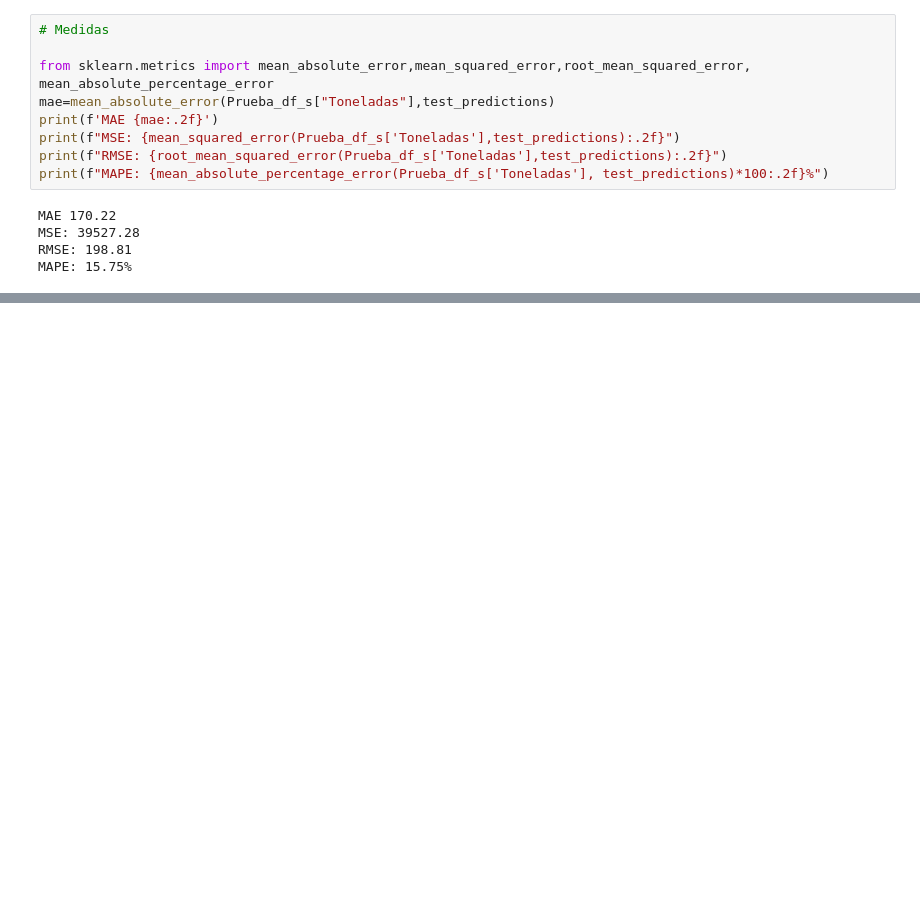
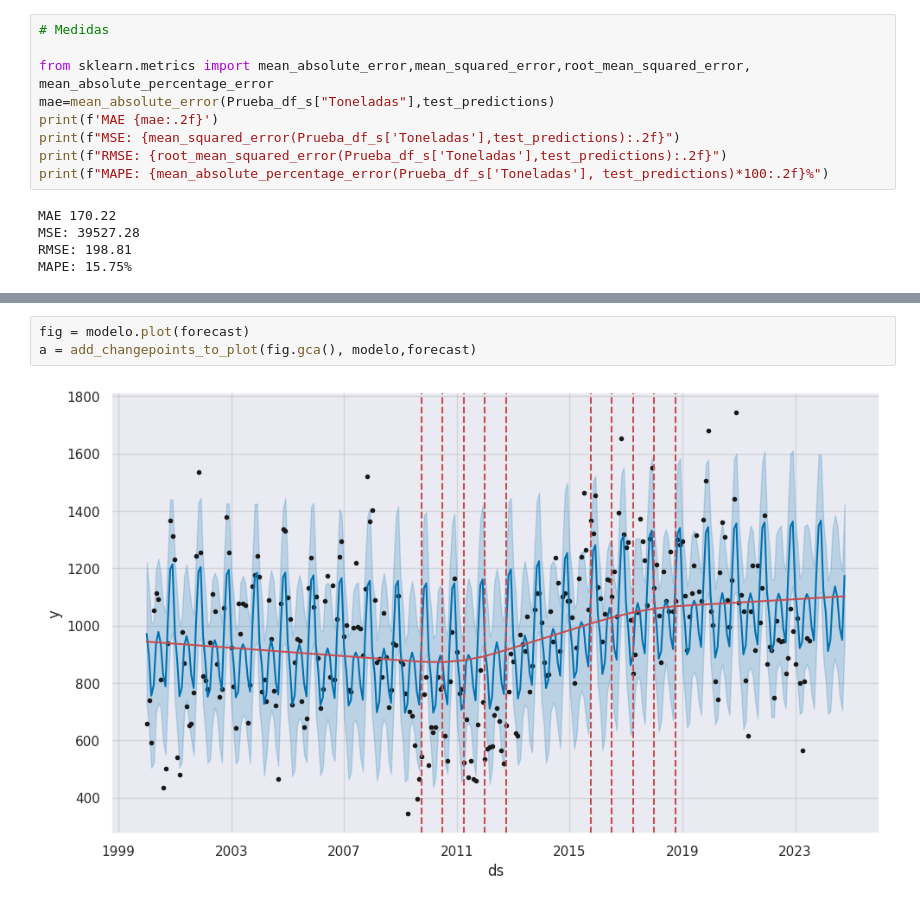
Before and after one commit to LordOnion88/MAD, a Jupyter notebook: Series de Tiempo/Predicciones produccion de cafe/Produccion de cafe.ipynb, the cells around one changed output, grey strips where cells are left out. Drawn from its saved outputs; the diff is of its cells as text; blank space fills up the shorter version.

```diff
--- a/Series de Tiempo/Predicciones produccion de cafe/Produccion de cafe.ipynb
+++ b/Series de Tiempo/Predicciones produccion de cafe/Produccion de cafe.ipynb
@@ -251,0 +349,5 @@ MAPE: 15.75%
+# %%
+fig = modelo.plot(forecast)
+a = add_changepoints_to_plot(fig.gca(), modelo,forecast)
+# %% [output]
+[figure, added]
```
Also changed, not shown: parts of 13 cells of this notebook.
